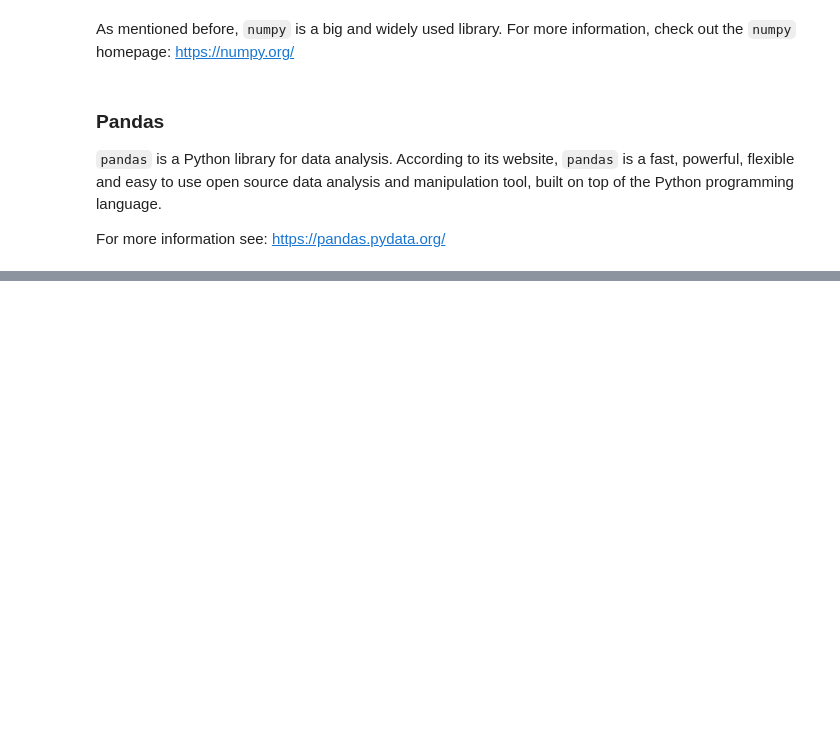
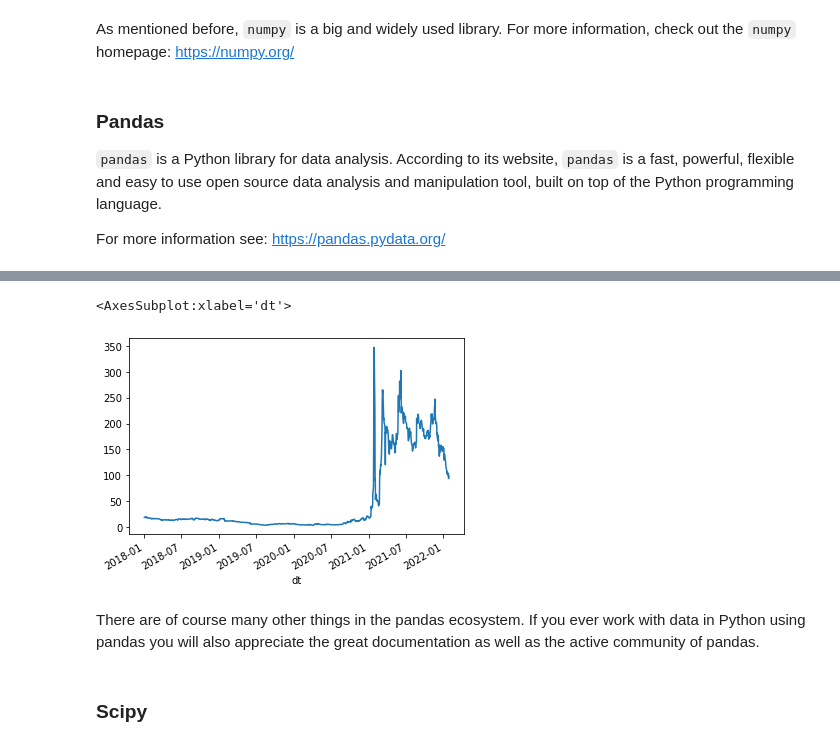
Before and after one commit to ulrichwohak/pythonTutorial, a Jupyter notebook: 05 Python packages and other cool stuff.ipynb, the cells around one changed output, grey strips where cells are left out. Drawn from its saved outputs; the diff is of its cells as text; code cells hidden in the pictures; blank space fills up the shorter version.

```diff
--- a/05 Python packages and other cool stuff.ipynb
+++ b/05 Python packages and other cool stuff.ipynb
@@ -110,6 +172,3 @@ dtype: float64
 # %%
-# We want to import only one function from fastquant
-from fastquant import get_stock_data
-
-# Grab data on a particular stock
-df = get_stock_data('GME', '2018-01-01', '2019-01-01')
+# We can slice rows
+df[0:10] # by row number
@@ -115,0 +195,4 @@ df = get_stock_data('GME', '2018-01-01', '2019-01-01')
+# %%
+# We can add a column
+df['ratio_high_low'] = df.high / df.low
+df.ratio_high_low.head()
@@ -115,0 +207,4 @@ df = get_stock_data('GME', '2018-01-01', '2019-01-01')
+# %%
+# We can transform our data
+df['log_close'] = df['close'].apply(np.log)
+df.head()
@@ -115,0 +219,6 @@ df = get_stock_data('GME', '2018-01-01', '2019-01-01')
+# %%
+# Here we want to pick up on lambda functions again. They can be used with the apply method
+df['close_minus_one'] = df['close'].apply(lambda x: x - 1) # Any function can be applied with lambda.
+
+# Let's check out if it worked
+df[['close', 'close_minus_one']].head()
@@ -115,0 +240,9 @@ df = get_stock_data('GME', '2018-01-01', '2019-01-01')
+# %%
+df.close.plot()
+# %% [output]
+<AxesSubplot:xlabel='dt'>
+[figure, added]
+# %% [markdown]
+There are of course many other things in the pandas ecosystem. If you ever work with data in Python using pandas you will also appreciate the great documentation as well as the active community of pandas.
+# %% [markdown]
+### Scipy
```
Also changed, not shown: parts of 13 cells of this notebook.
